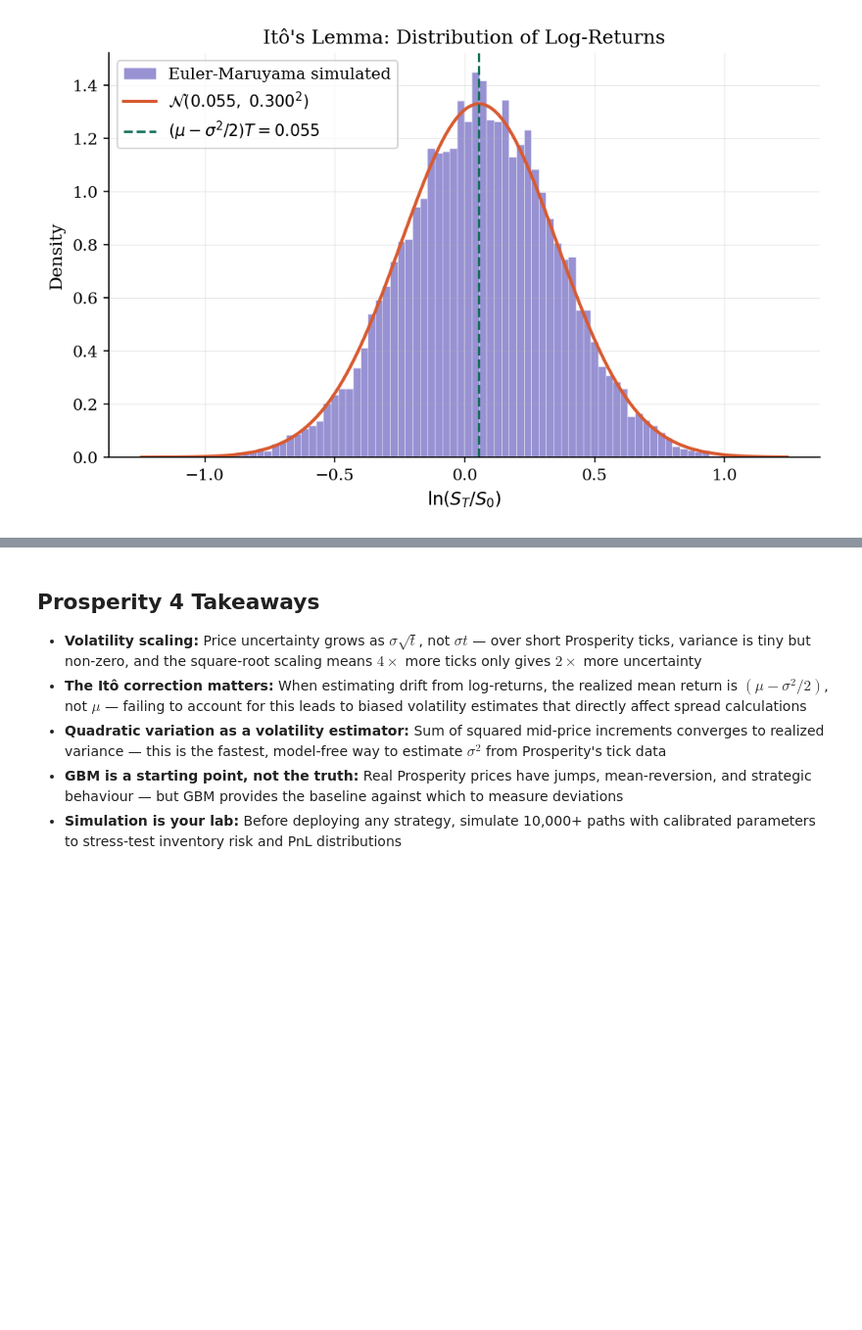
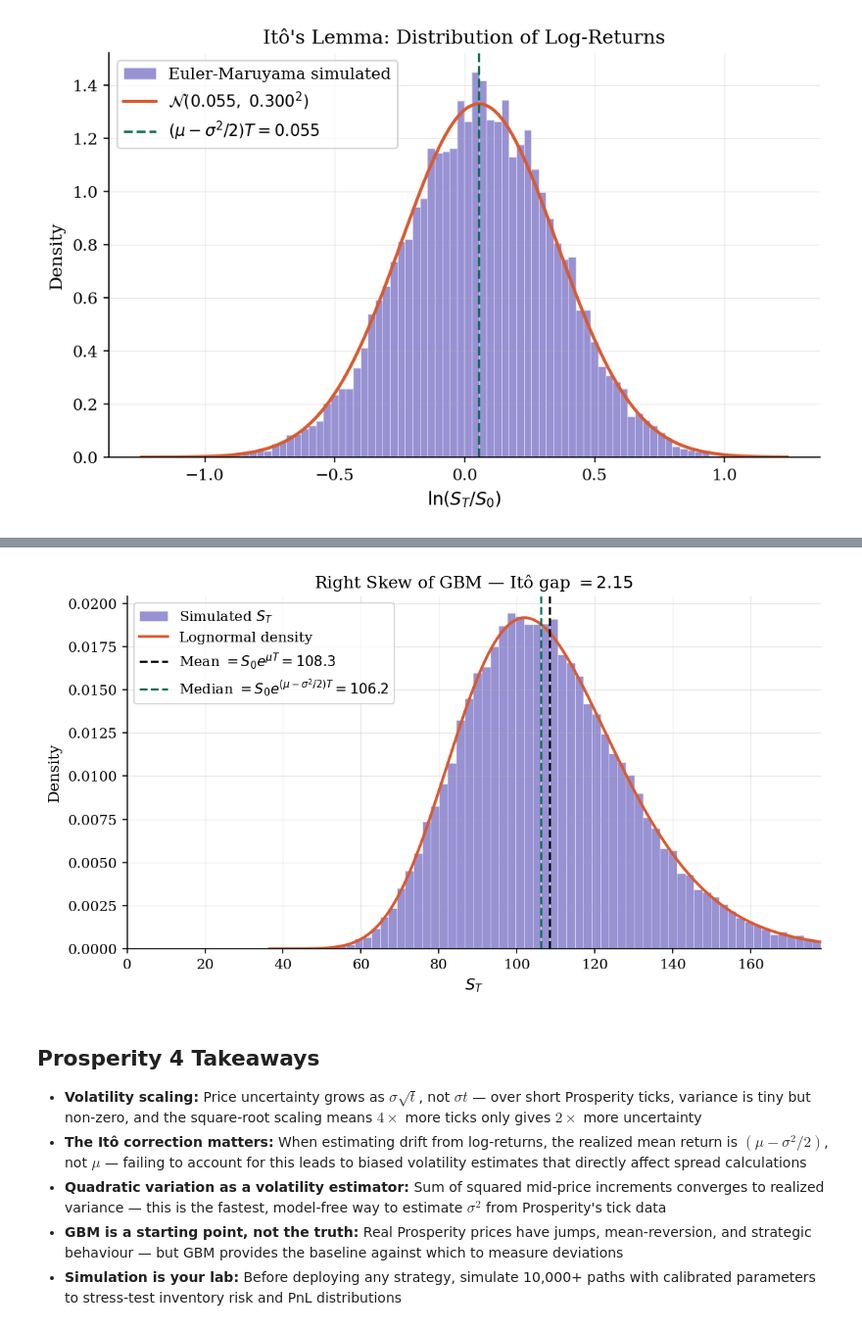
Before and after one commit to leandro-3rne/prosperity4-quant, a Jupyter notebook: notebooks/01_stochastic_foundations.ipynb, the cells around one changed output, grey strips where cells are left out. Shown at 98% size. Drawn from its saved outputs; the diff is of its cells as text; code cells hidden in the pictures; blank space fills up the shorter version.

```diff
--- a/notebooks/01_stochastic_foundations.ipynb
+++ b/notebooks/01_stochastic_foundations.ipynb
@@ -375,3 +390,36 @@ Theoretical: ln(S_T/S_0) ~ N(0.0550, 0.0900)
+# %%
+rng_skew = np.random.default_rng(42)
+S0, mu, sigma, T = 100.0, 0.08, 0.2, 1.0
+_, S_skew = simulate_gbm(S0, mu, sigma, T, n_steps=252,
+                          n_paths=50_000, rng=rng_skew)
+S_T = S_skew[:, -1]
+
+mean_theory   = S0 * np.exp(mu * T)
+median_theory = S0 * np.exp((mu - 0.5 * sigma**2) * T)
+
+from scipy.stats import lognorm
+
+fig, ax = plt.subplots(figsize=(8, 4.5))
+x = np.linspace(S_T.min(), np.percentile(S_T, 99.5), 300)
+scale = S0 * np.exp((mu - 0.5 * sigma**2) * T)
+ax.hist(S_T, bins=100, density=True, alpha=0.6, color=COLORS[0],
+        edgecolor='white', linewidth=0.3, label=r'Simulated $S_T$')
+ax.plot(x, lognorm.pdf(x, s=sigma*np.sqrt(T), scale=scale),
+        color=COLORS[2], linewidth=2, label='Lognormal density')
+ax.axvline(mean_theory,   color='black',   linestyle='--', linewidth=1.5,
+           label=rf'Mean $= S_0 e^{{\mu T}} = {mean_theory:.1f}$')
+ax.axvline(median_theory, color=COLORS[1], linestyle='--', linewidth=1.5,
+           label=rf'Median $= S_0 e^{{(\mu-\sigma^2/2)T}} = {median_theory:.1f}$')
+ax.set_xlabel(r'$S_T$')
+ax.set_ylabel('Density')
+ax.set_title(rf'Right Skew of GBM — Itô gap $= {mean_theory - median_theory:.2f}$')
+ax.set_xlim(0, np.percentile(S_T, 99.5))
+ax.legend()
+fig.tight_layout()
+save_fig(fig, '01_stochastic', 'right_skew_gbm')
+plt.show()
+# %% [output]
+[figure, added]
 # %% [markdown]
 ## Prosperity 4 Takeaways
 
```
Also changed, not shown: parts of 2 cells of this notebook, 9 other files.
